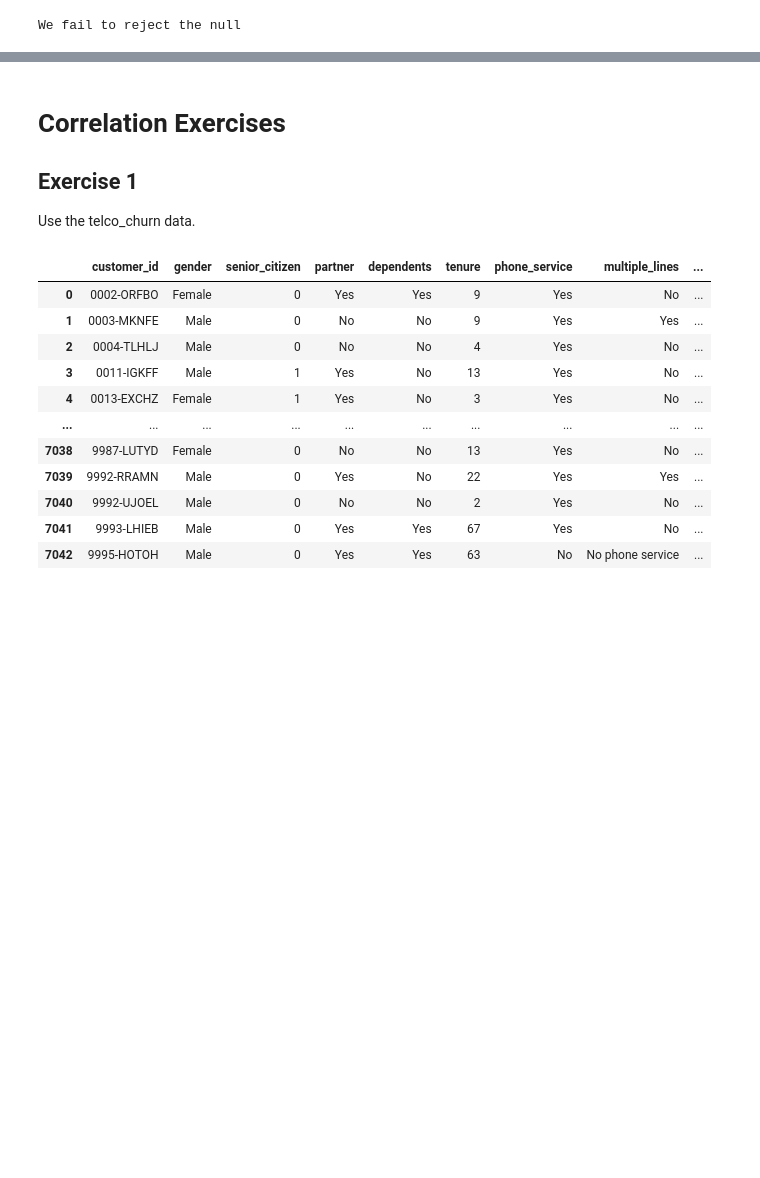
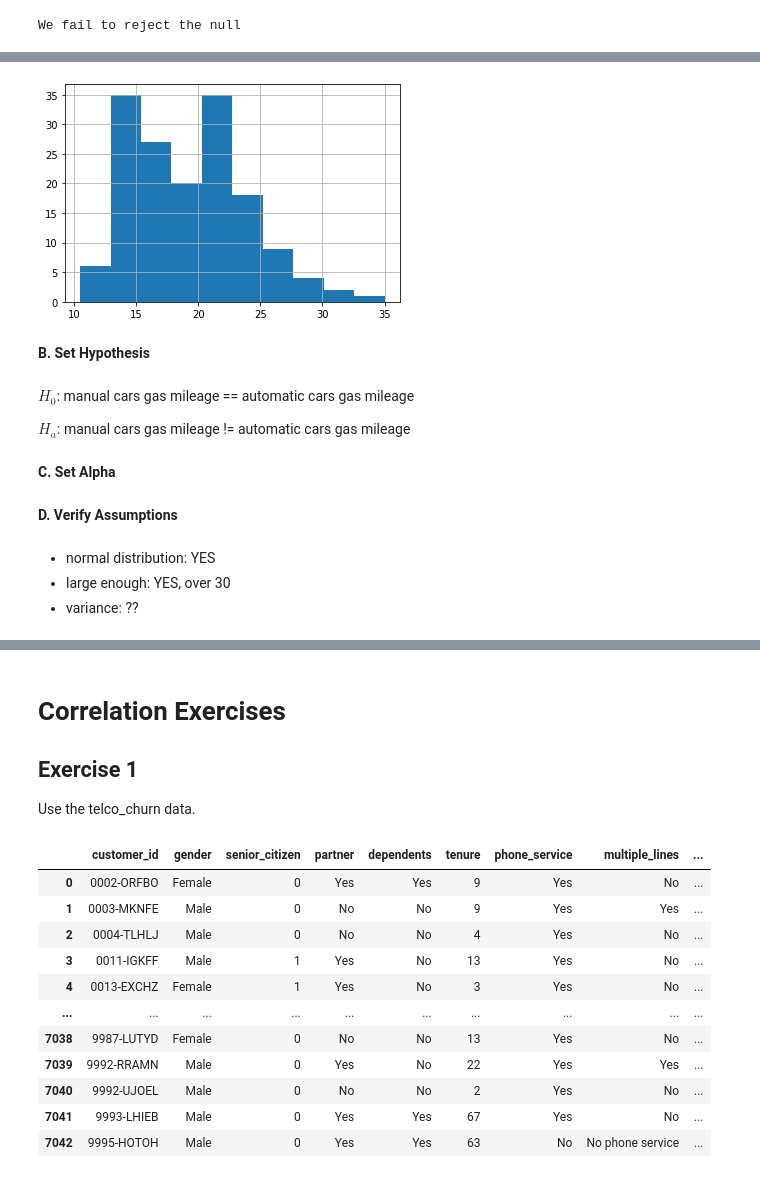
Before and after one commit to gilbert-noriega-ii/statistics-exercises, a Jupyter notebook: hypothesis_testing.ipynb, the cells around one changed output, grey strips where cells are left out. Saved outputs shown, nothing was run; the diff lists cells and outputs as text; code cells hidden in the pictures; blank space fills up the shorter version.

```diff
--- a/hypothesis_testing.ipynb
+++ b/hypothesis_testing.ipynb
@@ -331,0 +363,19 @@ __Conclusion__: We fail to reject the null hypothesis. There is not a difference
+# %%
+auto_mpg.hist()
+plt.show()
+# %% [output]
+[figure, added]
+# %% [markdown]
+__B. Set Hypothesis__
+# %% [markdown]
+$H_{0}$: manual cars gas mileage == automatic cars gas mileage
+
+$H_{a}$: manual cars gas mileage != automatic cars gas mileage
+# %% [markdown]
+__C. Set Alpha__
+# %% [markdown]
+__D. Verify Assumptions__
+# %% [markdown]
+- normal distribution: YES
+- large enough:  YES, over 30
+- variance:  ??
```
Also changed, not shown: parts of 19 cells of this notebook.
